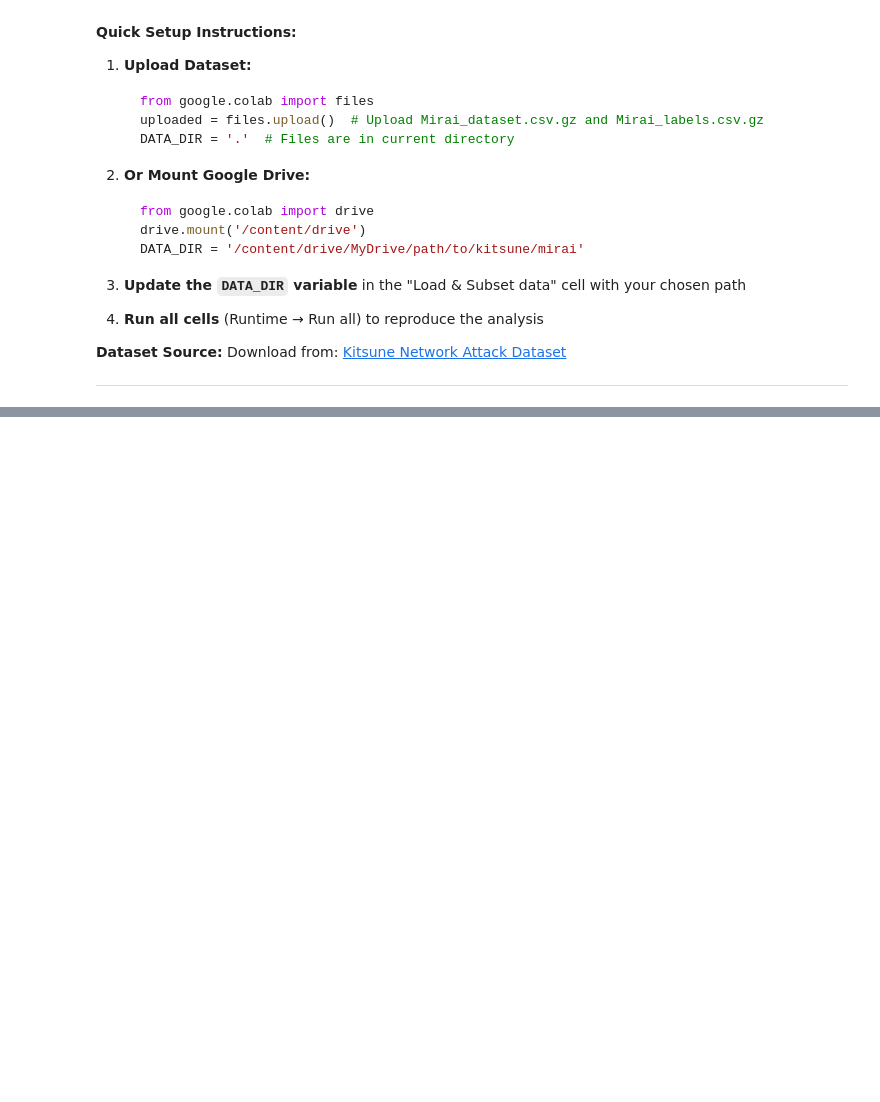
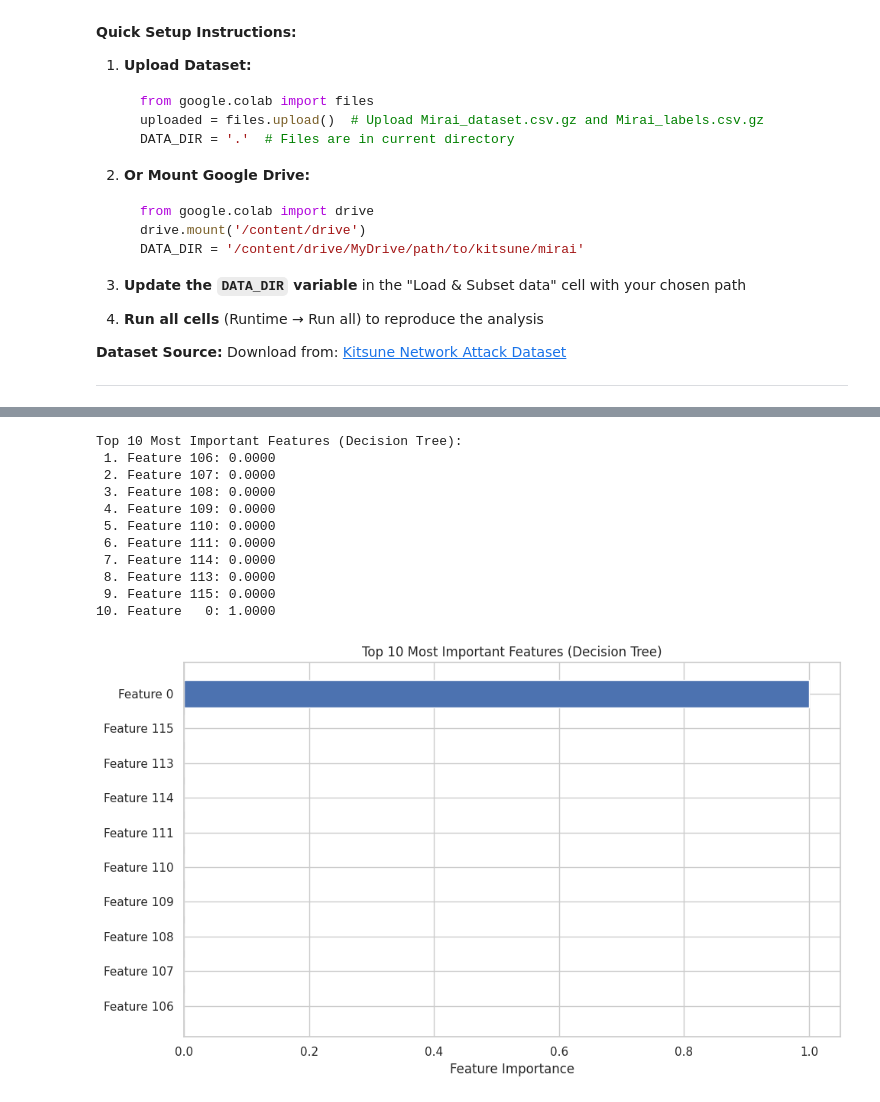
Before and after one commit to omniV1/GCU_SWE_2023-2025, a Jupyter notebook: AIT-104-Data-mining-machine-learning/Code Projects/Classification/Classificaition_model.ipynb, the cells around one changed output, grey strips where cells are left out. Saved outputs shown, nothing was run; the diff lists cells and outputs as text; code cells hidden in the pictures; blank space fills up the shorter version.

```diff
--- a/AIT-104-Data-mining-machine-learning/Code Projects/Classification/Classificaition_model.ipynb
+++ b/AIT-104-Data-mining-machine-learning/Code Projects/Classification/Classificaition_model.ipynb
@@ -312,0 +450,34 @@ Download from: [Kitsune Network Attack Dataset](https://archive.ics.uci.edu/ml/d
+# %%
+# Feature Importance Analysis (Decision Tree advantage)
+# Decision Trees can show which features are most important for classification
+feature_importance = best_dt.feature_importances_
+
+# Get top 10 most important features
+top_features_idx = np.argsort(feature_importance)[-10:]
+top_features_importance = feature_importance[top_features_idx]
+
+print('Top 10 Most Important Features (Decision Tree):')
+for i, (idx, imp) in enumerate(zip(top_features_idx, top_features_importance)):
+    print(f'{i+1:2d}. Feature {idx:3d}: {imp:.4f}')
+
+# Visualize feature importance
+plt.figure(figsize=(10, 6))
+plt.barh(range(len(top_features_importance)), top_features_importance)
+plt.yticks(range(len(top_features_importance)), [f'Feature {idx}' for idx in top_features_idx])
+plt.xlabel('Feature Importance')
+plt.title('Top 10 Most Important Features (Decision Tree)')
+plt.tight_layout()
+plt.show()
+# %% [output]
+Top 10 Most Important Features (Decision Tree):
+ 1. Feature 106: 0.0000
+ 2. Feature 107: 0.0000
+ 3. Feature 108: 0.0000
+ 4. Feature 109: 0.0000
+ 5. Feature 110: 0.0000
+ 6. Feature 111: 0.0000
+ 7. Feature 114: 0.0000
+ 8. Feature 113: 0.0000
+ 9. Feature 115: 0.0000
+10. Feature   0: 1.0000
+[figure, added]
```
Also changed, not shown: parts of 17 cells of this notebook, 14 other files.
